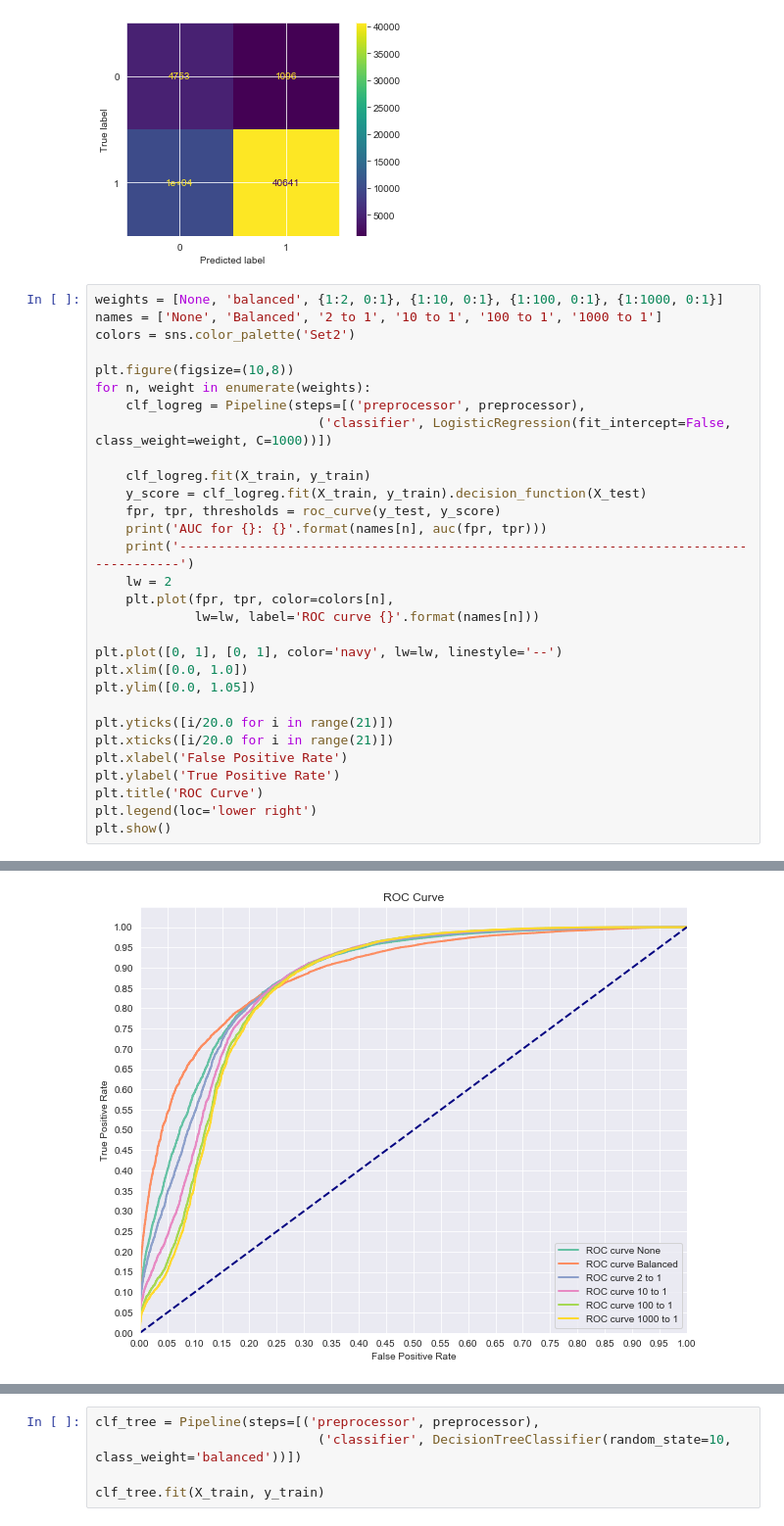
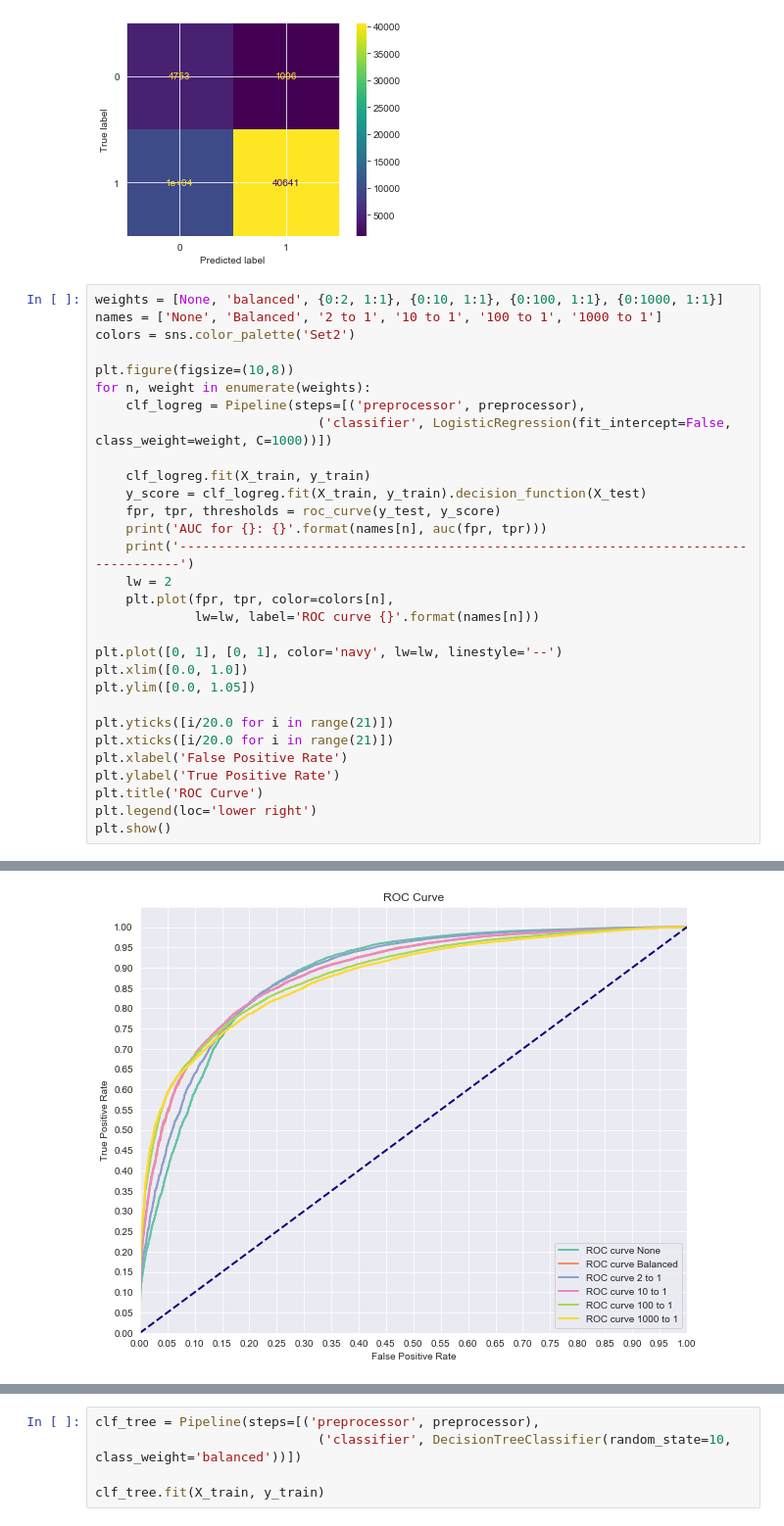
Before and after one commit to christisarv/tropical-storm-classification-project, a Jupyter notebook: Data Classification_Predicting Tropical Storms.ipynb, the cells around one changed output, grey strips where cells are left out. Shown at 98% size. Cells and saved outputs as stored; diff of their text form.

```diff
--- a/Data Classification_Predicting Tropical Storms.ipynb
+++ b/Data Classification_Predicting Tropical Storms.ipynb
@@ -317,7 +337,7 @@ plot_confusion_matrix(clf_logreg, X_test, y_test)
 <sklearn.metrics._plot.confusion_matrix.ConfusionMatrixDisplay at 0x...>
 [figure]
 # %%
-weights = [None, 'balanced', {1:2, 0:1}, {1:10, 0:1}, {1:100, 0:1}, {1:1000, 0:1}]
+weights = [None, 'balanced', {0:2, 1:1}, {0:10, 1:1}, {0:100, 1:1}, {0:1000, 1:1}]
 names = ['None', 'Balanced', '2 to 1', '10 to 1', '100 to 1', '1000 to 1']
 colors = sns.color_palette('Set2')
 
@@ -361,3 +381,3 @@ AUC for 1000 to 1: 0.8500331650044181
 -------------------------------------------------------------------------------------
-[figure, old version]
+[figure, new version]
 # %% [markdown]
```
Also changed, not shown: parts of 42 cells of this notebook, 3 other files.
